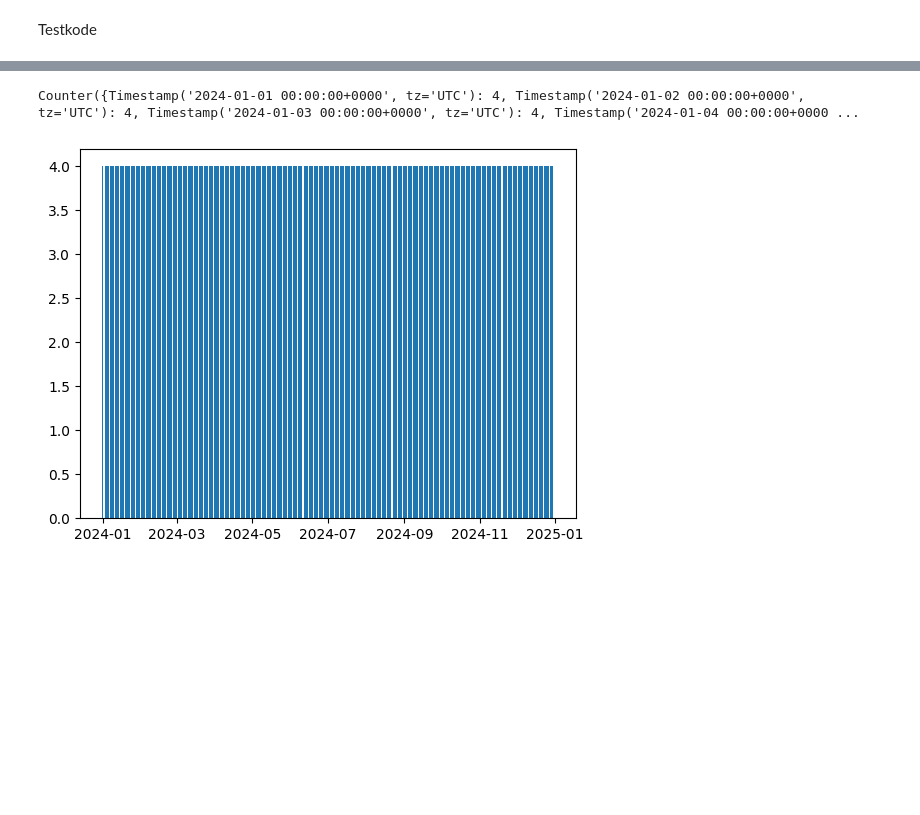
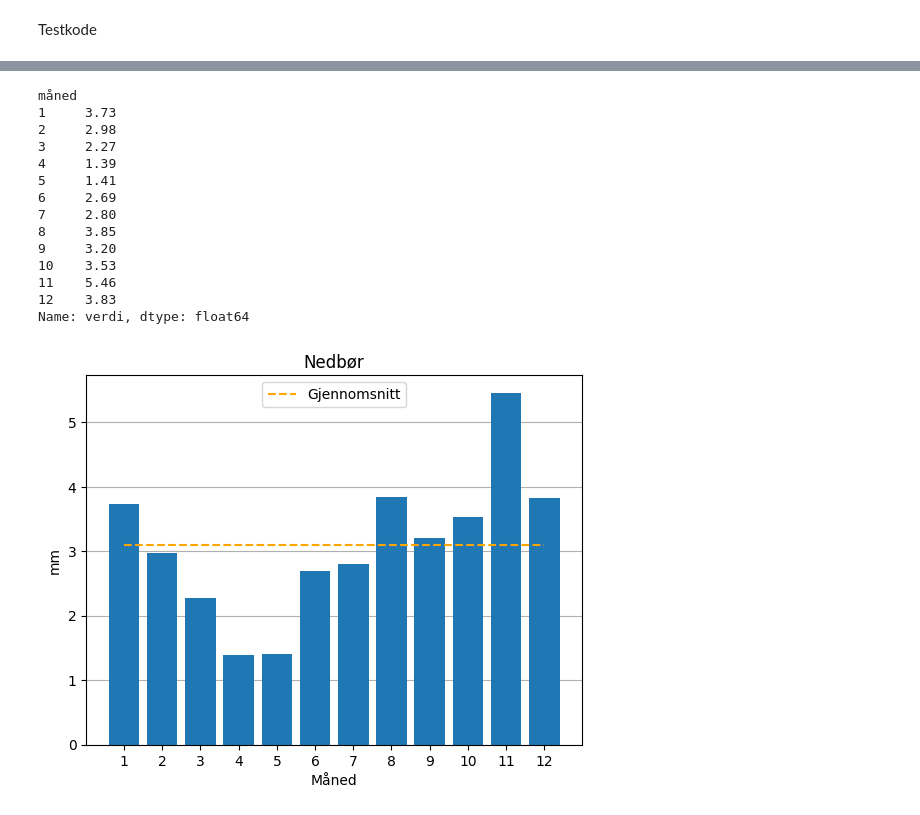
Before and after one commit to Sofihage/Milj-dataanalyse, a Jupyter notebook: notebooks/precipitation.ipynb, the cells around one changed output, grey strips where cells are left out. Saved outputs shown, nothing was run; the diff lists cells and outputs as text; code cells hidden in the pictures; blank space fills up the shorter version.

```diff
--- a/notebooks/precipitation.ipynb
+++ b/notebooks/precipitation.ipynb
@@ -22,22 +22,19 @@ Hente inn og forberede data
 # %%
 # Hente inn datasett fra data
-precipitation = pd.read_csv("../data/precipitation.csv")
+precipitation = pd.read_csv("../data/precipitation.csv", usecols=['verdi', 'tidsforskyvning', 'referansetid'])
+print('Datasett over nedbørsmengde')
+print(precipitation.head(), '\n')
+
+# Endre tidshenvisning til datetime-format
+date = fc.make_datetime(precipitation)
+print(precipitation.head(), '\n')
 
 # Sjekker hvor mange av verdiene som mangler
 fc.missing_numbers(precipitation)
-
-# Endre tidshenvisning til datetime-format
-date = fc.make_datetime(precipitation)
+plt.title("Linjer per kolonne i datasettet")
+plt.show()
 
 # Printer hva den høyeste og laveste verdien er
 print('Den minste verdien er:', precipitation['verdi'].min())
 print('Den høyeste verdien er:', precipitation['verdi'].max())
-
-
-plt.scatter(date, precipitation['verdi'], label="Nedbør", s=1)
-plt.xlabel('Dato')
-plt.ylabel('Nedbør')
-plt.title('Nedbør for 2024')
-plt.legend()
-plt.show()
 # %% [output]
@@ -227,34 +232,34 @@ print(precipitation)
 # %%
-# Teller hvor mange ganger hver dato skjer i temperatur tabellen.
-days = Counter(precipitation['referansetid'])
-print(days)
-
-# Finner ut om det er noen datoer som har flere verdier enn andre.
-for i in days:
-    if days[i] != 4:
-        print (i)
-
-# Viser visuelt om det er noen datoer som har flere verdier enn andre.
-plt.bar(days.keys(), days.values())
-
-
-
 # Visualiserer de ulike tidsforskyvningene
 fig = px.scatter(precipitation,
                 x= 'referansetid',
                 y= 'verdi',
                 color= 'tidsforskyvning',
                 trendline= 'ols',
-                trendline_scope='trace'
                 )
 
 fig.update_layout(title=dict(text='Precipitation')
 )
 fig.show()
 
+# Finner gjennomsnittet for hver av tidsforskyvningene
+gj_måned = fc.average_other(precipitation, column='måned')
+print(gj_måned)
 
-# Finner gjennomsnittet for hver av tidsforskyvningene
-#fc.average_other(precipitation)
+fc.average_month_bargraph(gj_måned, name='Nedbør',unit='mm')
 # %% [output]
-Counter({Timestamp('2024-01-01 00:00:00+0000', tz='UTC'): 4, Timestamp('2024-01-02 00:00:00+0000', tz='UTC'): 4, Timestamp('2024-01-03 00:00:00+0000', tz='UTC'): 4, Timestamp('2024-01-04 00:00:00+0000 ...
+måned
+1     3.73
+2     2.98
+3     2.27
+4     1.39
+5     1.41
+6     2.69
+7     2.80
+8     3.85
+9     3.20
+10    3.53
+11    5.46
+12    3.83
+Name: verdi, dtype: float64
-[figure, old version]
+[figure, new version]
```
Also changed, not shown: parts of 12 cells of this notebook.
